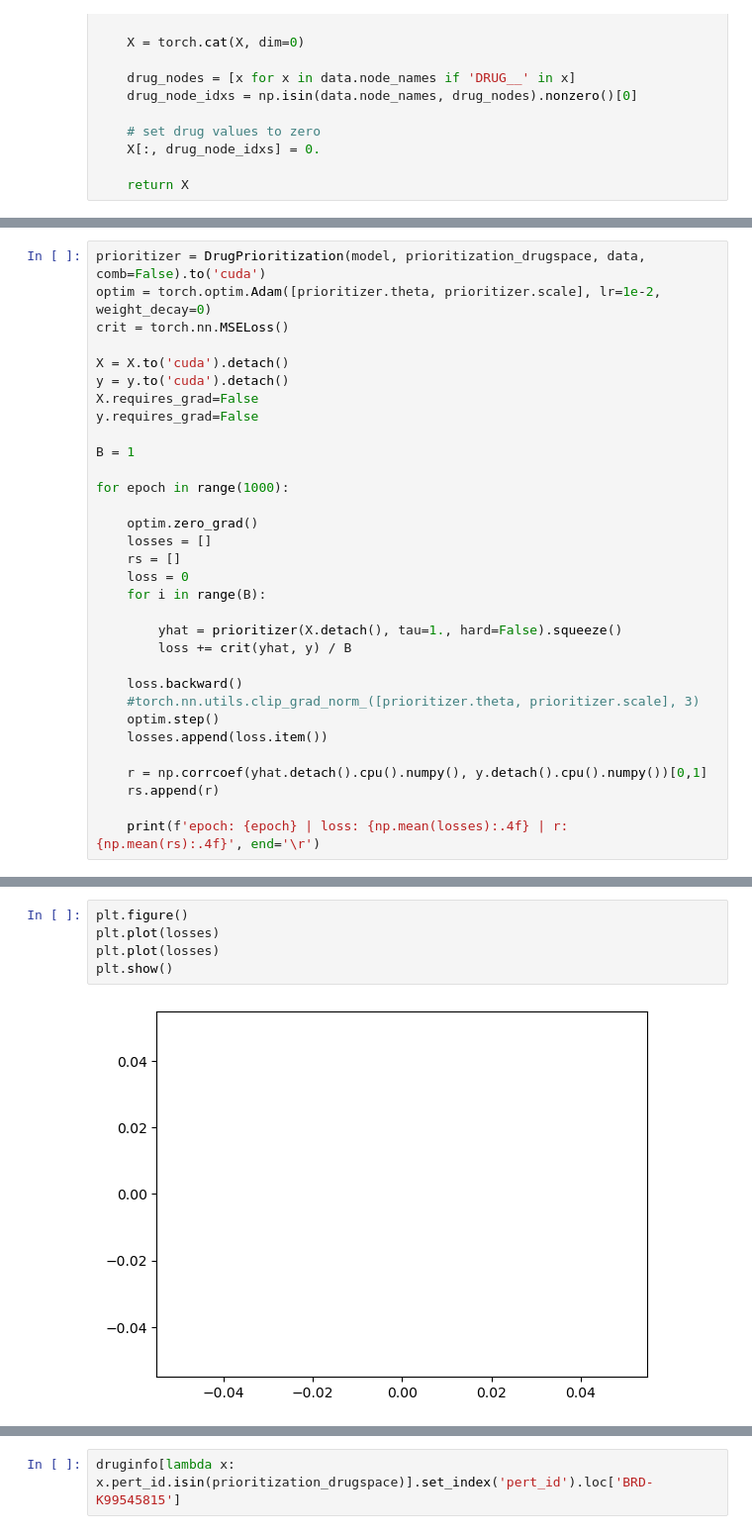
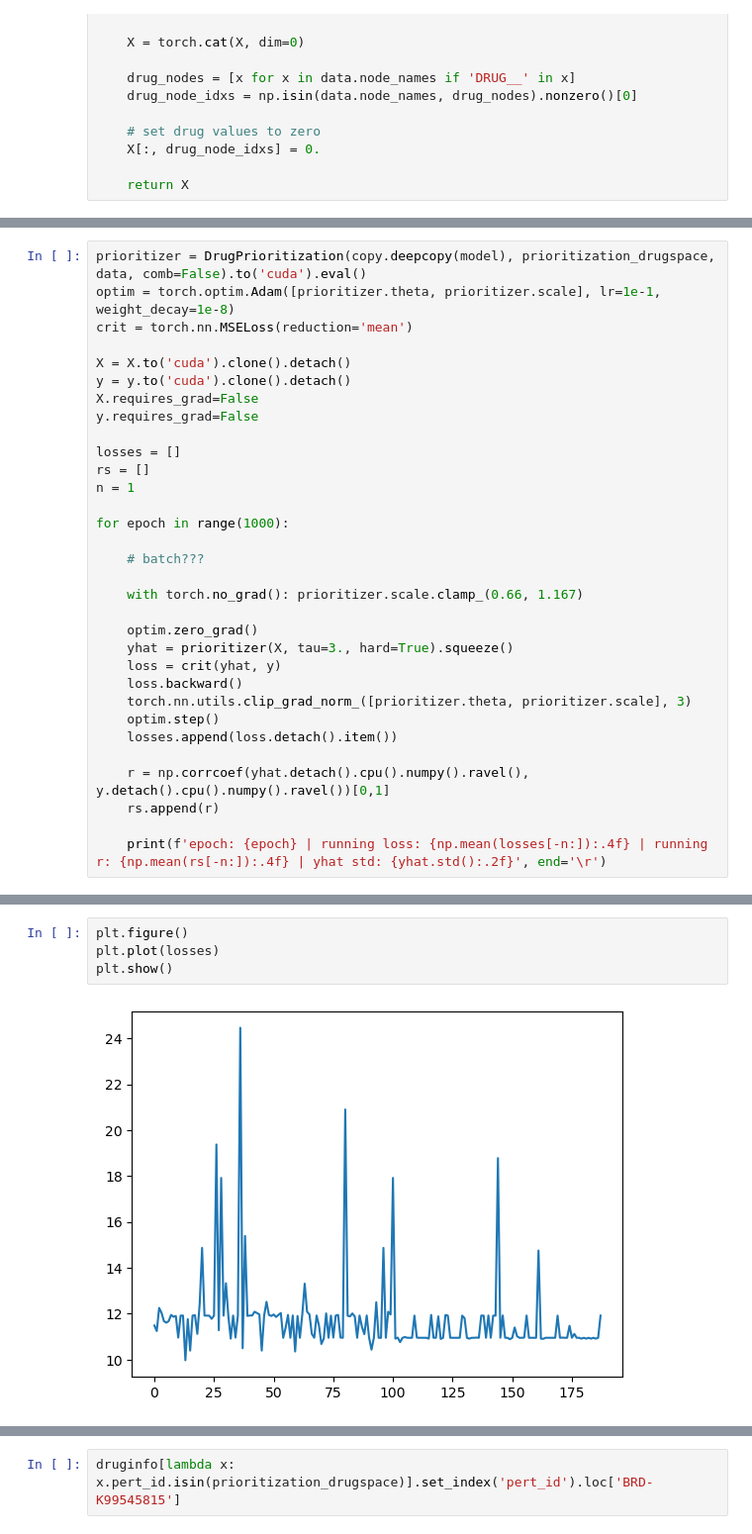
Before and after one commit to nathanieljevans/GSNN, a Jupyter notebook: notebooks/_prioritization.ipynb, the cells around one changed output, grey strips where cells are left out. Shown at 99% size. Cells and saved outputs as stored; diff of their text form.

```diff
--- a/notebooks/_prioritization.ipynb
+++ b/notebooks/_prioritization.ipynb
@@ -356,33 +311,33 @@ tensor([[0.1244],
 # %%
-prioritizer = DrugPrioritization(model, prioritization_drugspace, data, comb=False).to('cuda')
-optim = torch.optim.Adam([prioritizer.theta, prioritizer.scale], lr=1e-2, weight_decay=0)
-crit = torch.nn.MSELoss()
+prioritizer = DrugPrioritization(copy.deepcopy(model), prioritization_drugspace, data, comb=False).to('cuda').eval()
+optim = torch.optim.Adam([prioritizer.theta, prioritizer.scale], lr=1e-1, weight_decay=1e-8)
+crit = torch.nn.MSELoss(reduction='mean')
 
-X = X.to('cuda').detach()
-y = y.to('cuda').detach()
+X = X.to('cuda').clone().detach()
+y = y.to('cuda').clone().detach()
 X.requires_grad=False
 y.requires_grad=False
 
-B = 1
+losses = []
+rs = []
+n = 1
 
 for epoch in range(1000):
 
+    # batch???
+
+    with torch.no_grad(): prioritizer.scale.clamp_(0.66, 1.167)
+
     optim.zero_grad()
-    losses = []
-    rs = []
-    loss = 0
-    for i in range(B):
+    yhat = prioritizer(X, tau=3., hard=True).squeeze()
+    loss = crit(yhat, y)
+    loss.backward()
+    torch.nn.utils.clip_grad_norm_([prioritizer.theta, prioritizer.scale], 3)
+    optim.step()
+    losses.append(loss.detach().item())
 
-        yhat = prioritizer(X.detach(), tau=1., hard=False).squeeze()
-        loss += crit(yhat, y) / B
-
-    loss.backward()
-    #torch.nn.utils.clip_grad_norm_([prioritizer.theta, prioritizer.scale], 3)
-    optim.step()
-    losses.append(loss.item())
-
-    r = np.corrcoef(yhat.detach().cpu().numpy(), y.detach().cpu().numpy())[0,1]
+    r = np.corrcoef(yhat.detach().cpu().numpy().ravel(), y.detach().cpu().numpy().ravel())[0,1]
     rs.append(r)
 
-    print(f'epoch: {epoch} | loss: {np.mean(losses):.4f} | r: {np.mean(rs):.4f}', end='\r')
+    print(f'epoch: {epoch} | running loss: {np.mean(losses[-n:]):.4f} | running r: {np.mean(rs[-n:]):.4f} | yhat std: {yhat.std():.2f}', end='\r')
 # %% [output]
@@ -398,10 +364,9 @@ plt.show()
 # %%
 plt.figure()
 plt.plot(losses)
-plt.plot(losses)
 plt.show()
 # %% [output]
-[figure, old version]
+[figure, new version]
 # %%
 prioritizer.scale
 # %% [output]
```
Also changed, not shown: parts of 22 cells of this notebook, 25 other files.
